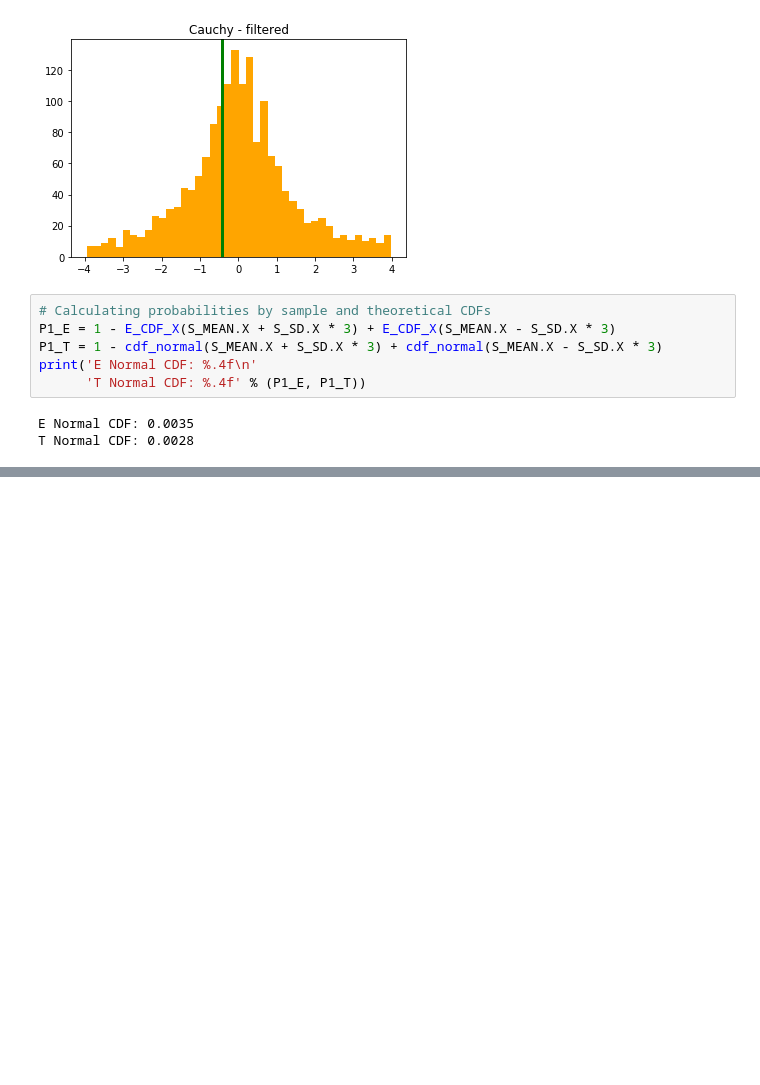
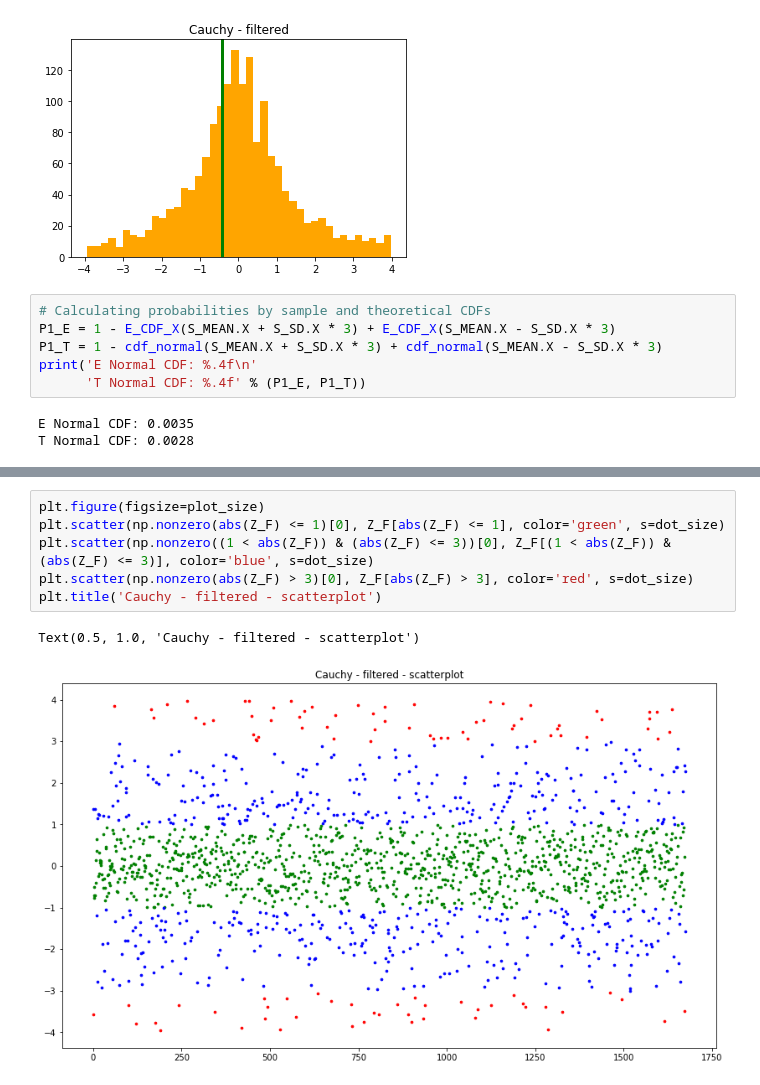
Before and after one commit to MilkyCousin/ML-university-tasks, a Jupyter notebook: lab0/horbunov_lab_0.ipynb, the cells around one changed output, grey strips where cells are left out. Cells and saved outputs as stored; diff of their text form; blank space fills up the shorter version.

```diff
--- a/lab0/horbunov_lab_0.ipynb
+++ b/lab0/horbunov_lab_0.ipynb
@@ -125,0 +154,9 @@ T Normal CDF: 0.0028
+# %%
+plt.figure(figsize=plot_size)
+plt.scatter(np.nonzero(abs(Z_F) <= 1)[0], Z_F[abs(Z_F) <= 1], color='green', s=dot_size)
+plt.scatter(np.nonzero((1 < abs(Z_F)) & (abs(Z_F) <= 3))[0], Z_F[(1 < abs(Z_F)) & (abs(Z_F) <= 3)], color='blue', s=dot_size)
+plt.scatter(np.nonzero(abs(Z_F) > 3)[0], Z_F[abs(Z_F) > 3], color='red', s=dot_size)
+plt.title('Cauchy - filtered - scatterplot')
+# %% [output]
+Text(0.5, 1.0, 'Cauchy - filtered - scatterplot')
+[figure, added]
```
Also changed, not shown: parts of 5 cells of this notebook.
